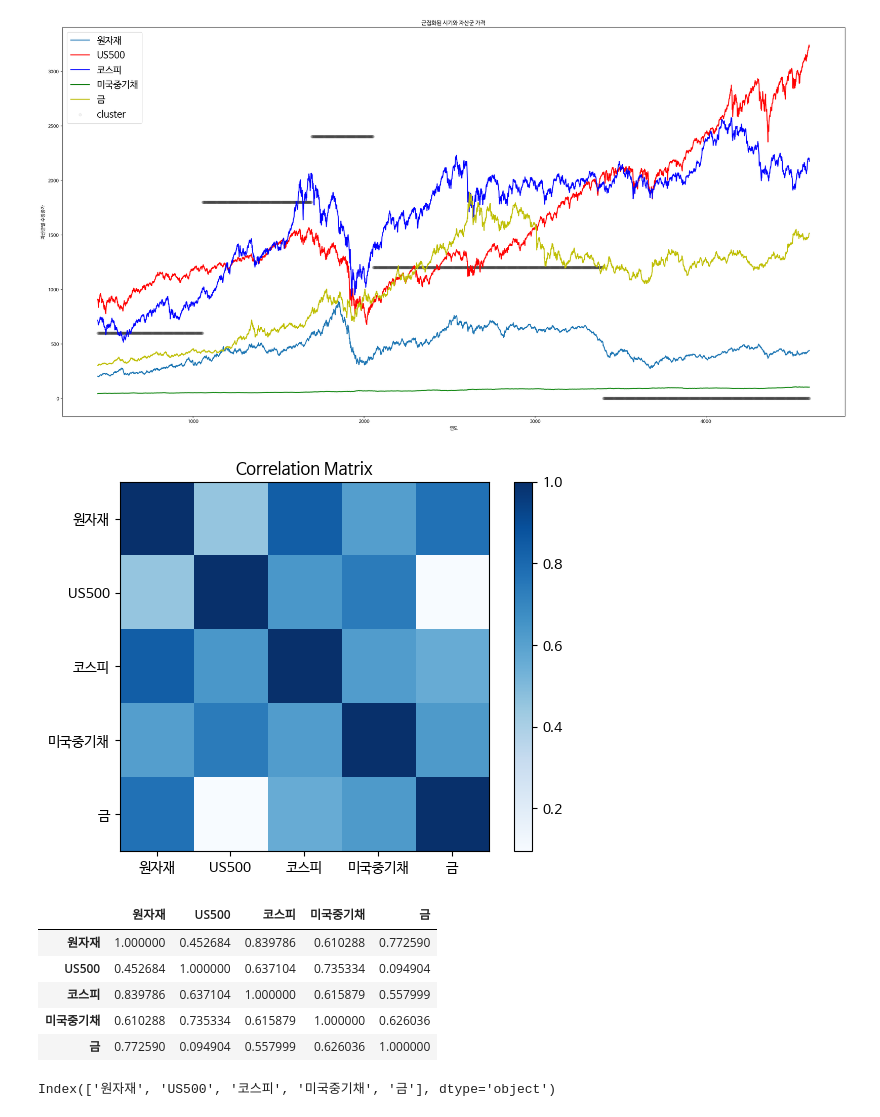
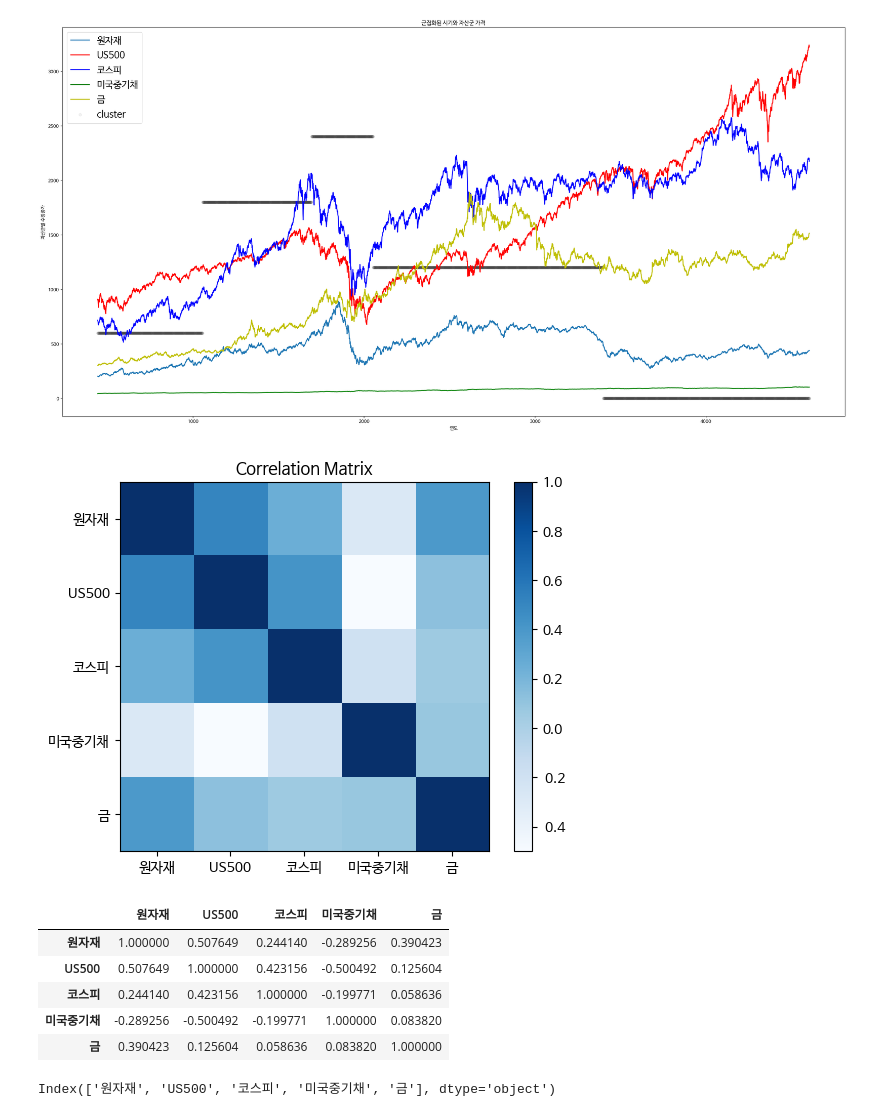
Before and after one commit to serrve1/githubtest, a Jupyter notebook: 경기국면별MVO모델가중치(2국면).ipynb, the cells around one changed output. Saved outputs shown, nothing was run; the diff lists cells and outputs as text; code cells hidden in the pictures.

```diff
--- a/경기국면별MVO모델가중치(2국면).ipynb
+++ b/경기국면별MVO모델가중치(2국면).ipynb
@@ -186,24 +211,24 @@ plt.show()
 # %%
 # 2국면 상관관계
 import matplotlib.pyplot as plt
 # 상관행렬 계산
-Corr = df_asset_2국면.corr()
+Corr = daily_ret.corr()
 plt.figure()
 plt.rc('font', family='NanumBarunGothic')
 plt.title('Correlation Matrix')
 plt.imshow(Corr, cmap=plt.cm.Blues)
-plt.xticks(range(len(df_asset_2국면.columns)),df_asset_2국면.columns)
-plt.yticks(range(len(df_asset_2국면.columns)),df_asset_2국면.columns)
+plt.xticks(range(len(daily_ret.columns)),daily_ret.columns)
+plt.yticks(range(len(daily_ret.columns)),daily_ret.columns)
 plt.colorbar()
 plt.show()
 # %% [output]
-[figure, old version]
+[figure, new version]
 # %%
 Corr
 # %% [output]
 |  | 원자재 | US500 | 코스피 | 미국중기채 | 금 |
-| 원자재 | 1.000000 | 0.452684 | 0.839786 | 0.610288 | 0.772590 |
-| US500 | 0.452684 | 1.000000 | 0.637104 | 0.735334 | 0.094904 |
-| 코스피 | 0.839786 | 0.637104 | 1.000000 | 0.615879 | 0.557999 |
-| 미국중기채 | 0.610288 | 0.735334 | 0.615879 | 1.000000 | 0.626036 |
-| 금 | 0.772590 | 0.094904 | 0.557999 | 0.626036 | 1.000000 |
+| 원자재 | 1.000000 | 0.507649 | 0.244140 | -0.289256 | 0.390423 |
+| US500 | 0.507649 | 1.000000 | 0.423156 | -0.500492 | 0.125604 |
+| 코스피 | 0.244140 | 0.423156 | 1.000000 | -0.199771 | 0.058636 |
+| 미국중기채 | -0.289256 | -0.500492 | -0.199771 | 1.000000 | 0.083820 |
+| 금 | 0.390423 | 0.125604 | 0.058636 | 0.083820 | 1.000000 |
```
Also changed, not shown: parts of 9 cells of this notebook.
